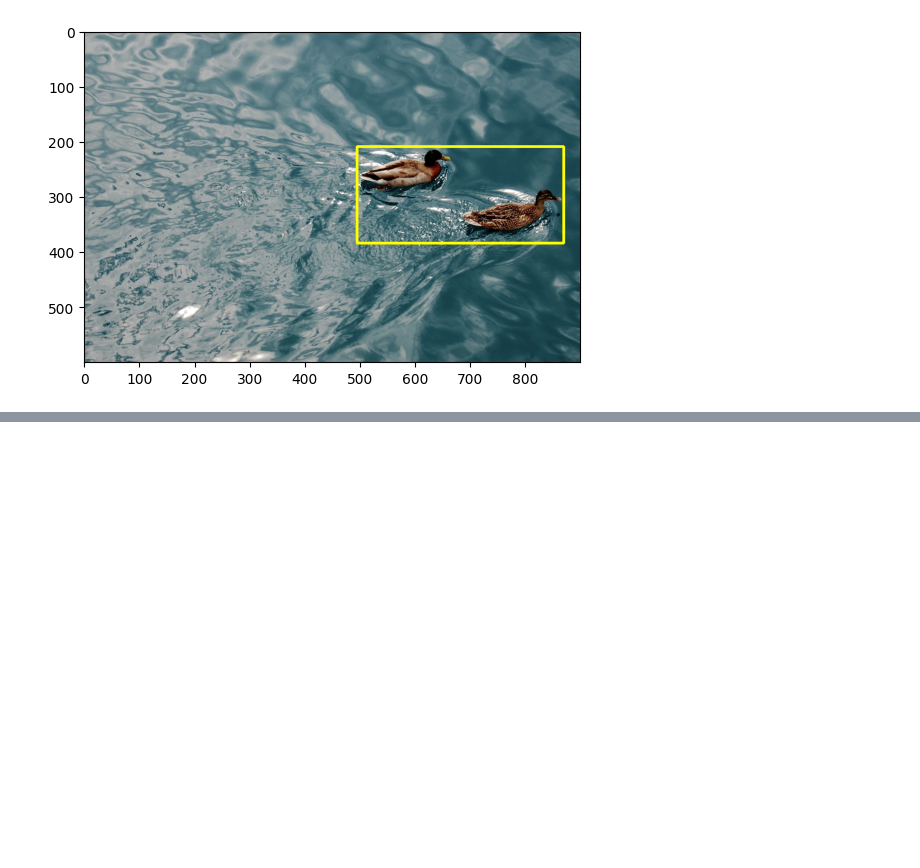
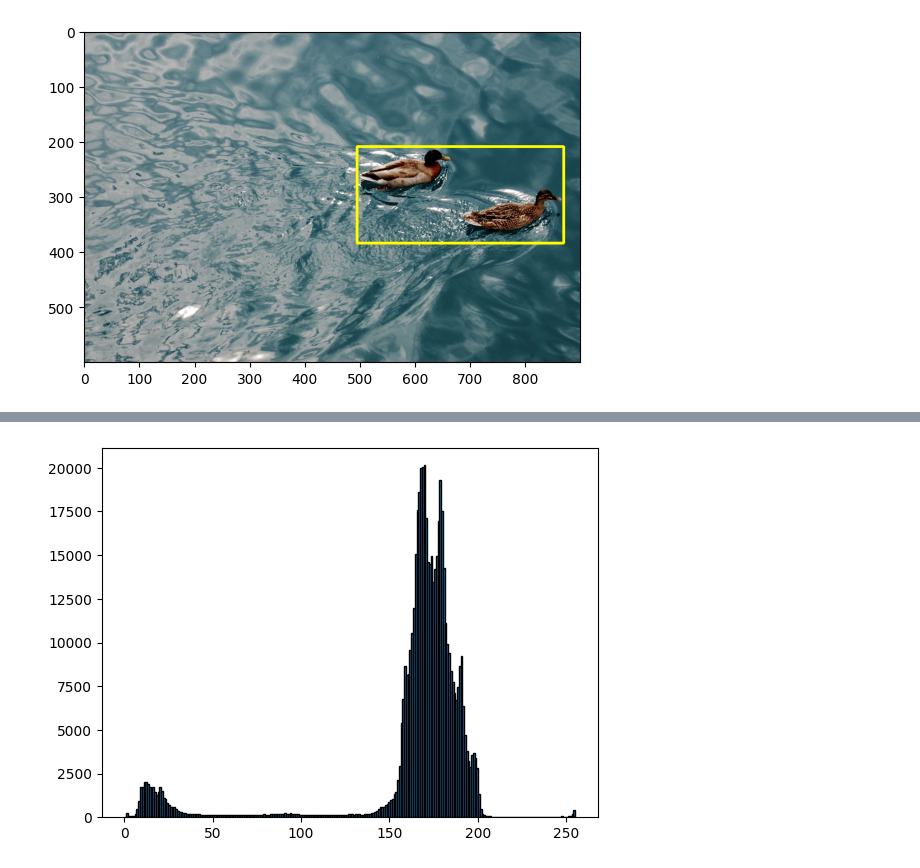
Before and after one commit to FlorianCochachin/procesamiento-imagenes-unmsm, a Jupyter notebook: src/Ejercicios.ipynb, the cells around one changed output, grey strips where cells are left out. Drawn from its saved outputs; the diff is of its cells as text; code cells hidden in the pictures; blank space fills up the shorter version.

```diff
--- a/src/Ejercicios.ipynb
+++ b/src/Ejercicios.ipynb
@@ -108,0 +120,8 @@ plt.imshow(imgRgb, 'gray')
+# %%
+a,b = pencilGray.shape
+datos = np.reshape(pencilGray, a * b)
+plt.hist(datos, bins=256, edgecolor = 'black',  linewidth=1)
+#plt.hist(h)
+plt.show()
+# %% [output]
+[figure, added]
```
Also changed, not shown: parts of 11 cells of this notebook.
